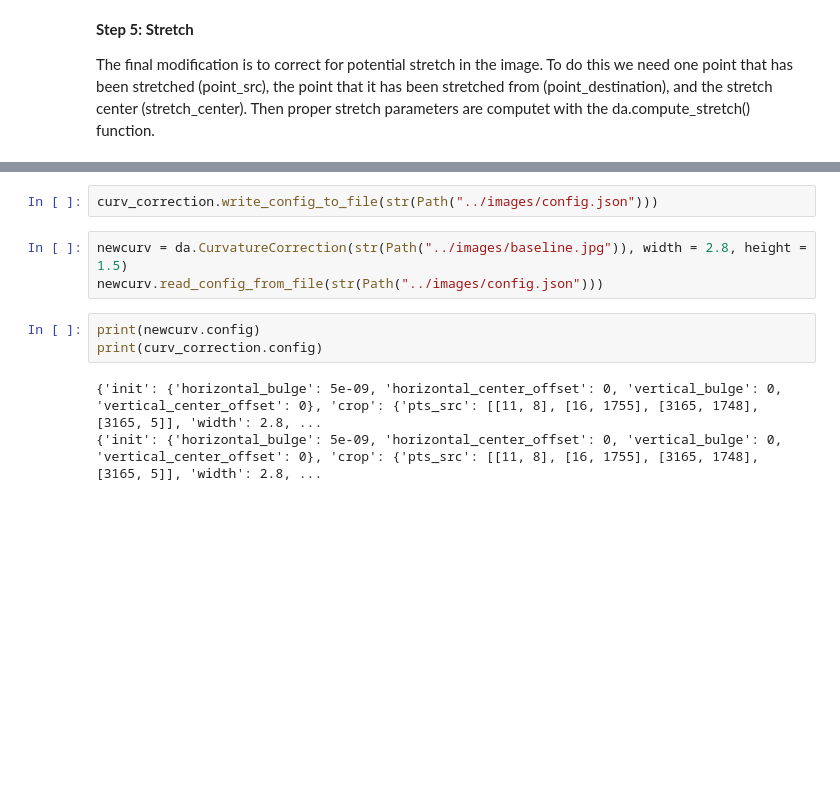
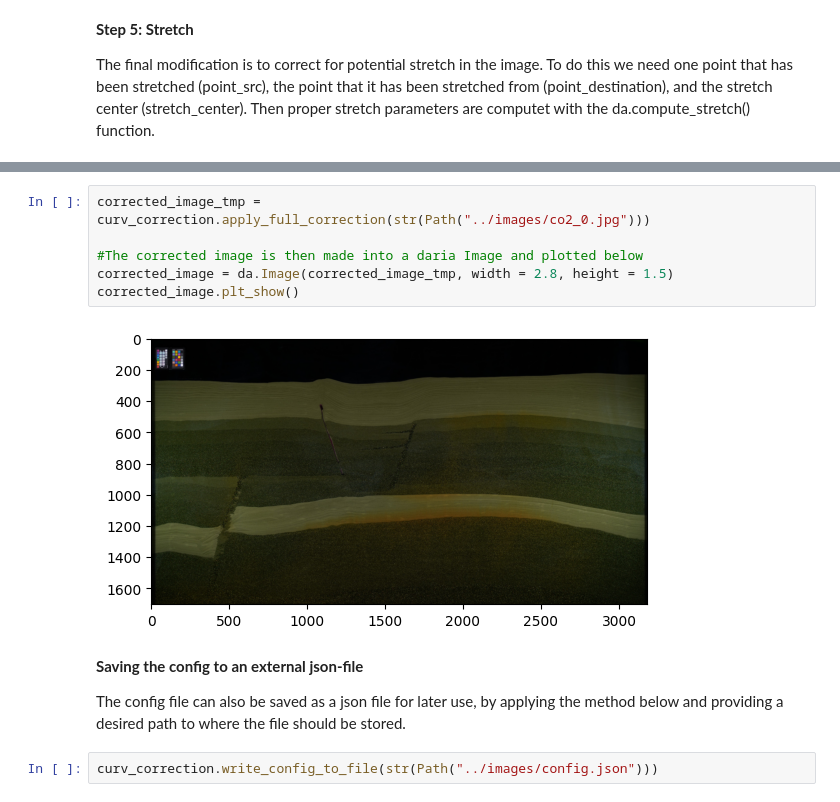
Before and after one commit to pmgbergen/DarSIA, a Jupyter notebook: examples/notebooks/curvature_correction_walkthrough.ipynb, the cells around one changed output, grey strips where cells are left out. Drawn from its saved outputs; the diff is of its cells as text; blank space fills up the shorter version.

```diff
--- a/examples/notebooks/curvature_correction_walkthrough.ipynb
+++ b/examples/notebooks/curvature_correction_walkthrough.ipynb
@@ -63,11 +81,14 @@ The main take-away message from this notebook should be the creation of the conf
+# %%
+corrected_image_tmp = curv_correction.apply_full_correction(str(Path("../images/co2_0.jpg")))
+
+#The corrected image is then made into a daria Image and plotted below
+corrected_image = da.Image(corrected_image_tmp, width = 2.8, height = 1.5)
+corrected_image.plt_show()
+# %% [output]
+[figure, added]
+# %% [markdown]
+**Saving the config to an external json-file**
+
+The config file can also be saved as a json file for later use, by applying the method below and providing a desired path to where the file should be stored.
 # %%
 curv_correction.write_config_to_file(str(Path("../images/config.json")))
-# %%
-newcurv = da.CurvatureCorrection(str(Path("../images/baseline.jpg")), width = 2.8, height = 1.5)
-newcurv.read_config_from_file(str(Path("../images/config.json")))
-# %%
-print(newcurv.config)
-print(curv_correction.config)
-# %% [output]
-{'init': {'horizontal_bulge': 5e-09, 'horizontal_center_offset': 0, 'vertical_bulge': 0, 'vertical_center_offset': 0}, 'crop': {'pts_src': [[11, 8], [16, 1755], [3165, 1748], [3165, 5]], 'width': 2.8, ...
-{'init': {'horizontal_bulge': 5e-09, 'horizontal_center_offset': 0, 'vertical_bulge': 0, 'vertical_center_offset': 0}, 'crop': {'pts_src': [[11, 8], [16, 1755], [3165, 1748], [3165, 5]], 'width': 2.8, ...
```
Also changed, not shown: parts of 17 cells of this notebook, 4 other files.
